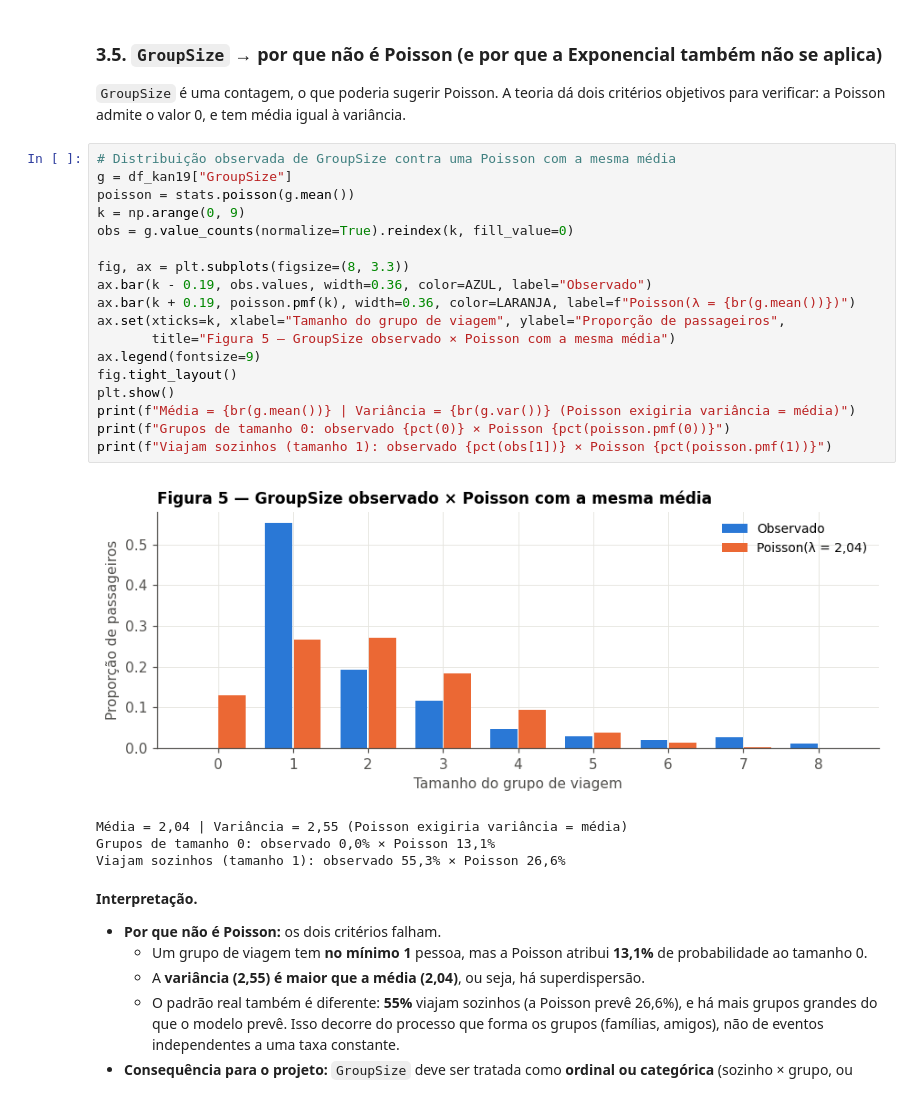
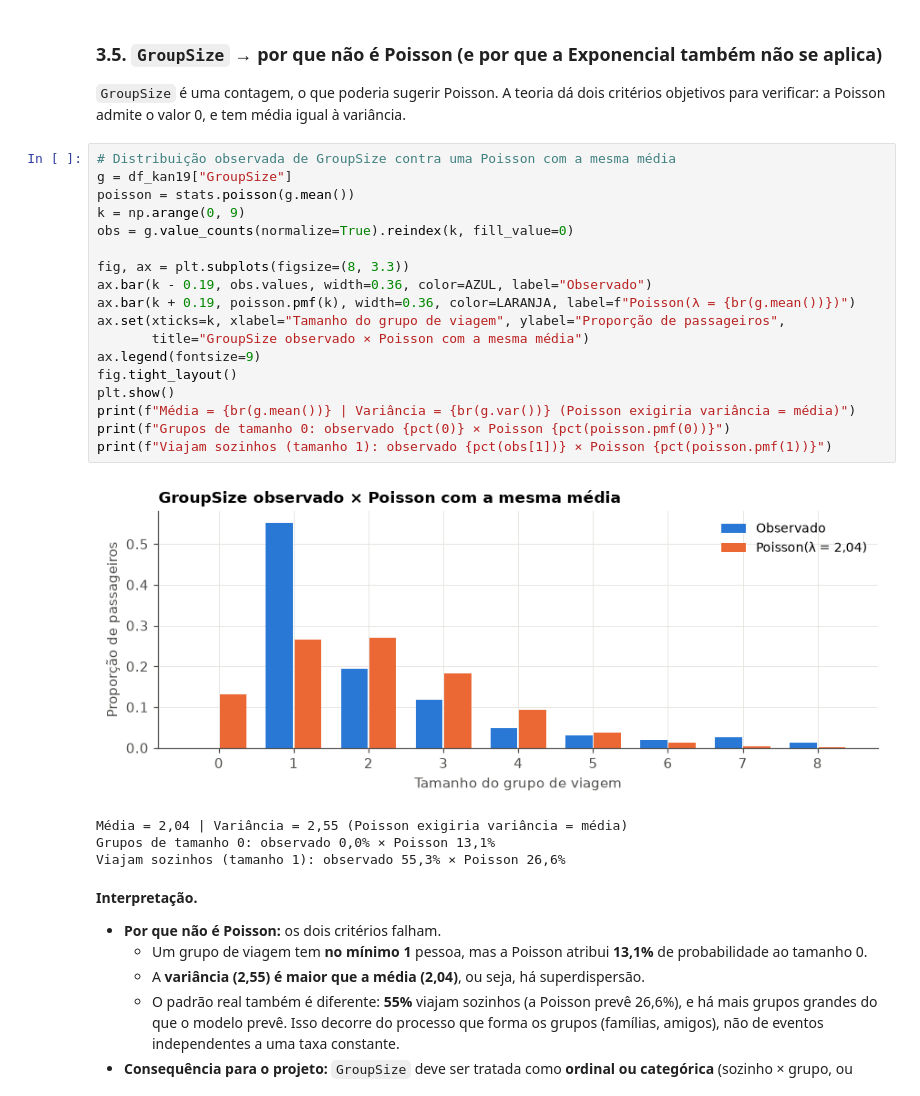
Before and after one commit to HeltonSoares93/spaceship-titanic-estatistica-posdl, a Jupyter notebook: notebooks/05_kan19_variaveis_aleatorias_distribuicoes.ipynb, the cells around one changed output. Saved outputs shown, nothing was run; the diff lists cells and outputs as text.

```diff
--- a/notebooks/05_kan19_variaveis_aleatorias_distribuicoes.ipynb
+++ b/notebooks/05_kan19_variaveis_aleatorias_distribuicoes.ipynb
@@ -354,23 +360,23 @@ Gastadores entre 735 e 945 u.m.: 25,2%; destes, 96,2% são da Terra
 # %%
 # Distribuição observada de GroupSize contra uma Poisson com a mesma média
 g = df_kan19["GroupSize"]
 poisson = stats.poisson(g.mean())
 k = np.arange(0, 9)
 obs = g.value_counts(normalize=True).reindex(k, fill_value=0)
 
 fig, ax = plt.subplots(figsize=(8, 3.3))
 ax.bar(k - 0.19, obs.values, width=0.36, color=AZUL, label="Observado")
 ax.bar(k + 0.19, poisson.pmf(k), width=0.36, color=LARANJA, label=f"Poisson(λ = {br(g.mean())})")
 ax.set(xticks=k, xlabel="Tamanho do grupo de viagem", ylabel="Proporção de passageiros",
-       title="Figura 5 — GroupSize observado × Poisson com a mesma média")
+       title="GroupSize observado × Poisson com a mesma média")
 ax.legend(fontsize=9)
 fig.tight_layout()
 plt.show()
 print(f"Média = {br(g.mean())} | Variância = {br(g.var())} (Poisson exigiria variância = média)")
 print(f"Grupos de tamanho 0: observado {pct(0)} × Poisson {pct(poisson.pmf(0))}")
 print(f"Viajam sozinhos (tamanho 1): observado {pct(obs[1])} × Poisson {pct(poisson.pmf(1))}")
 # %% [output]
-[figure, old version]
+[figure, new version]
 Média = 2,04 | Variância = 2,55 (Poisson exigiria variância = média)
 Grupos de tamanho 0: observado 0,0% × Poisson 13,1%
 Viajam sozinhos (tamanho 1): observado 55,3% × Poisson 26,6%
```
Also changed, not shown: parts of 6 cells of this notebook, 11 other files.
